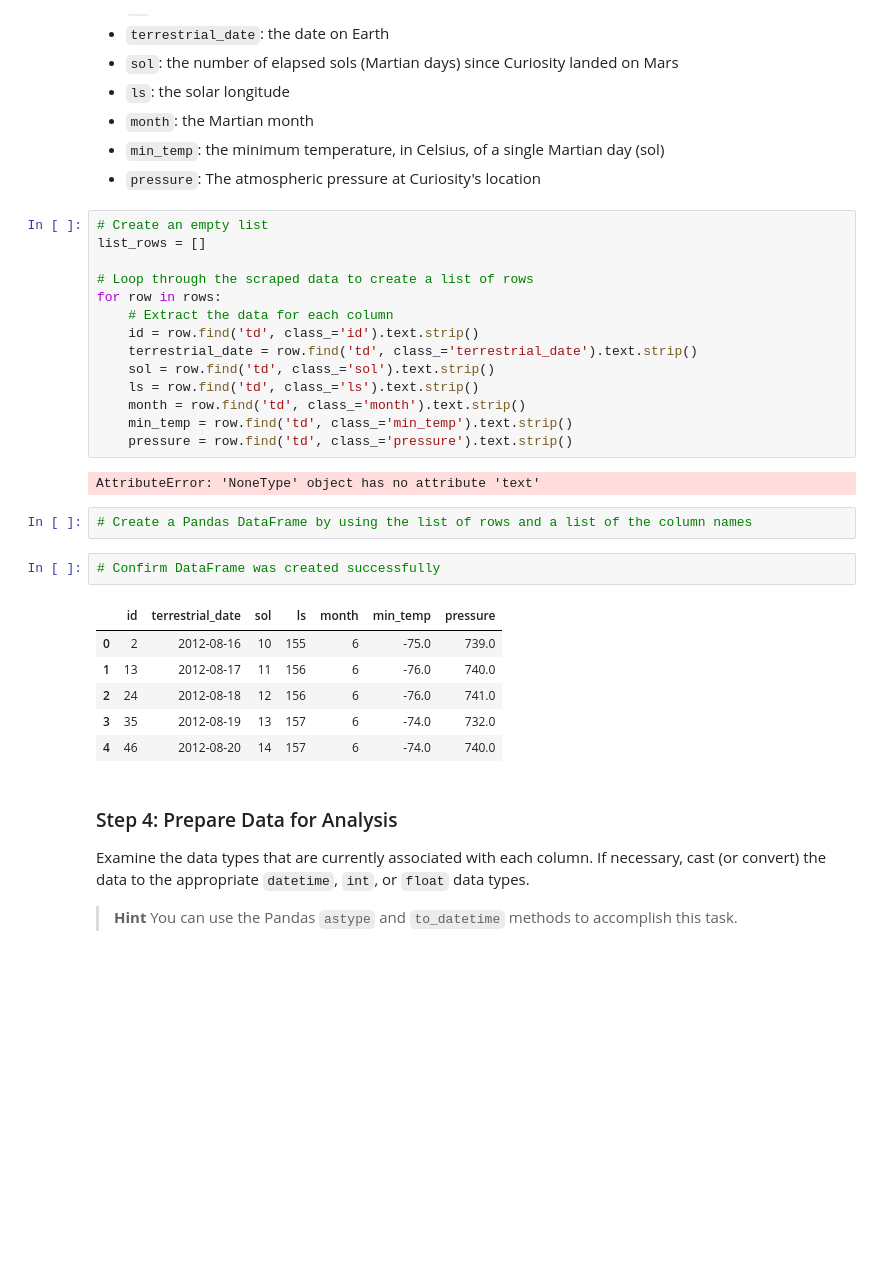
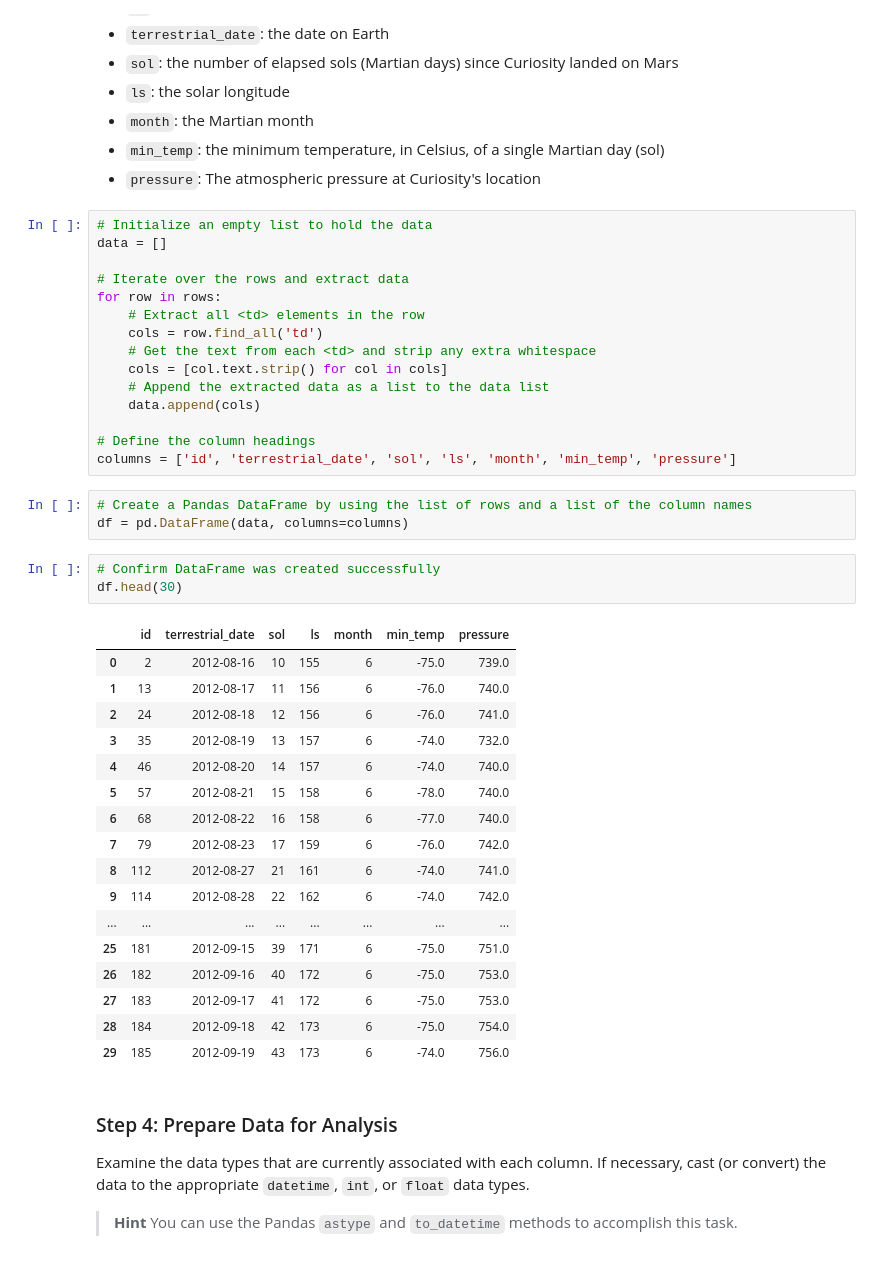
Before and after one commit to arkhanks/mars_webscrape_analysis, a Jupyter notebook: part_2_mars_weather.ipynb, the cells around one changed output. Saved outputs shown, nothing was run; the diff lists cells and outputs as text; blank space fills up the shorter version.

```diff
--- a/part_2_mars_weather.ipynb
+++ b/part_2_mars_weather.ipynb
@@ -64,33 +64,45 @@ Assemble the scraped data into a Pandas DataFrame. The columns should have the s
 * `month`: the Martian month
 * `min_temp`: the minimum temperature, in Celsius, of a single Martian day (sol)
 * `pressure`: The atmospheric pressure at Curiosity's location
-# %%
-# Create an empty list
-list_rows = []
-
-# Loop through the scraped data to create a list of rows
-for row in rows:
-    # Extract the data for each column
-    id = row.find('td', class_='id').text.strip()
-    terrestrial_date = row.find('td', class_='terrestrial_date').text.strip()
-    sol = row.find('td', class_='sol').text.strip()
-    ls = row.find('td', class_='ls').text.strip()
-    month = row.find('td', class_='month').text.strip()
-    min_temp = row.find('td', class_='min_temp').text.strip()
-    pressure = row.find('td', class_='pressure').text.strip()
-# %% [output]
-AttributeError: 'NoneType' object has no attribute 'text'
+# %%
+# Initialize an empty list to hold the data
+data = []
+
+# Iterate over the rows and extract data
+for row in rows:
+    # Extract all <td> elements in the row
+    cols = row.find_all('td')
+    # Get the text from each <td> and strip any extra whitespace
+    cols = [col.text.strip() for col in cols]
+    # Append the extracted data as a list to the data list
+    data.append(cols)
+
+# Define the column headings
+columns = ['id', 'terrestrial_date', 'sol', 'ls', 'month', 'min_temp', 'pressure']
 # %%
 # Create a Pandas DataFrame by using the list of rows and a list of the column names
+df = pd.DataFrame(data, columns=columns)
 # %%
 # Confirm DataFrame was created successfully
+df.head(30)
 # %% [output]
 |  | id | terrestrial_date | sol | ls | month | min_temp | pressure |
 | 0 | 2 | 2012-08-16 | 10 | 155 | 6 | -75.0 | 739.0 |
 | 1 | 13 | 2012-08-17 | 11 | 156 | 6 | -76.0 | 740.0 |
 | 2 | 24 | 2012-08-18 | 12 | 156 | 6 | -76.0 | 741.0 |
 | 3 | 35 | 2012-08-19 | 13 | 157 | 6 | -74.0 | 732.0 |
 | 4 | 46 | 2012-08-20 | 14 | 157 | 6 | -74.0 | 740.0 |
+| 5 | 57 | 2012-08-21 | 15 | 158 | 6 | -78.0 | 740.0 |
+| 6 | 68 | 2012-08-22 | 16 | 158 | 6 | -77.0 | 740.0 |
+| 7 | 79 | 2012-08-23 | 17 | 159 | 6 | -76.0 | 742.0 |
+| 8 | 112 | 2012-08-27 | 21 | 161 | 6 | -74.0 | 741.0 |
+| 9 | 114 | 2012-08-28 | 22 | 162 | 6 | -74.0 | 742.0 |
+| ... | ... | ... | ... | ... | ... | ... | ... |
+| 25 | 181 | 2012-09-15 | 39 | 171 | 6 | -75.0 | 751.0 |
+| 26 | 182 | 2012-09-16 | 40 | 172 | 6 | -75.0 | 753.0 |
+| 27 | 183 | 2012-09-17 | 41 | 172 | 6 | -75.0 | 753.0 |
+| 28 | 184 | 2012-09-18 | 42 | 173 | 6 | -75.0 | 754.0 |
+| 29 | 185 | 2012-09-19 | 43 | 173 | 6 | -74.0 | 756.0 |
 # %% [markdown]
 ### Step 4: Prepare Data for Analysis
 
```
Also changed, not shown: parts of 26 cells of this notebook, 5 other files.
